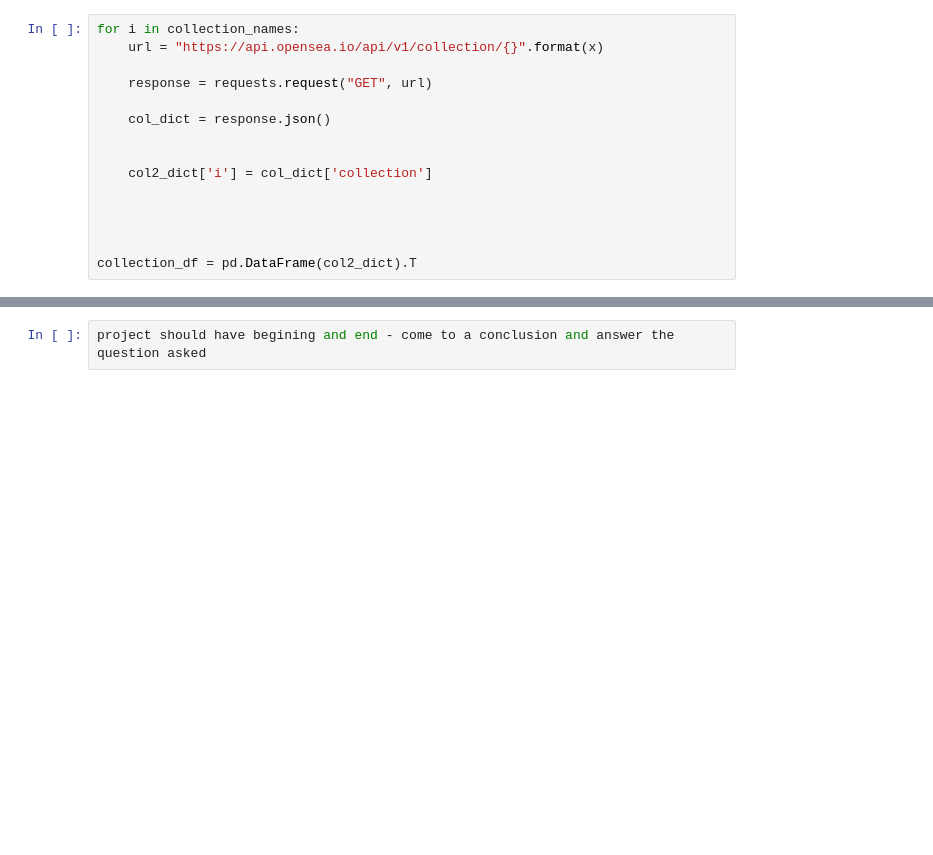
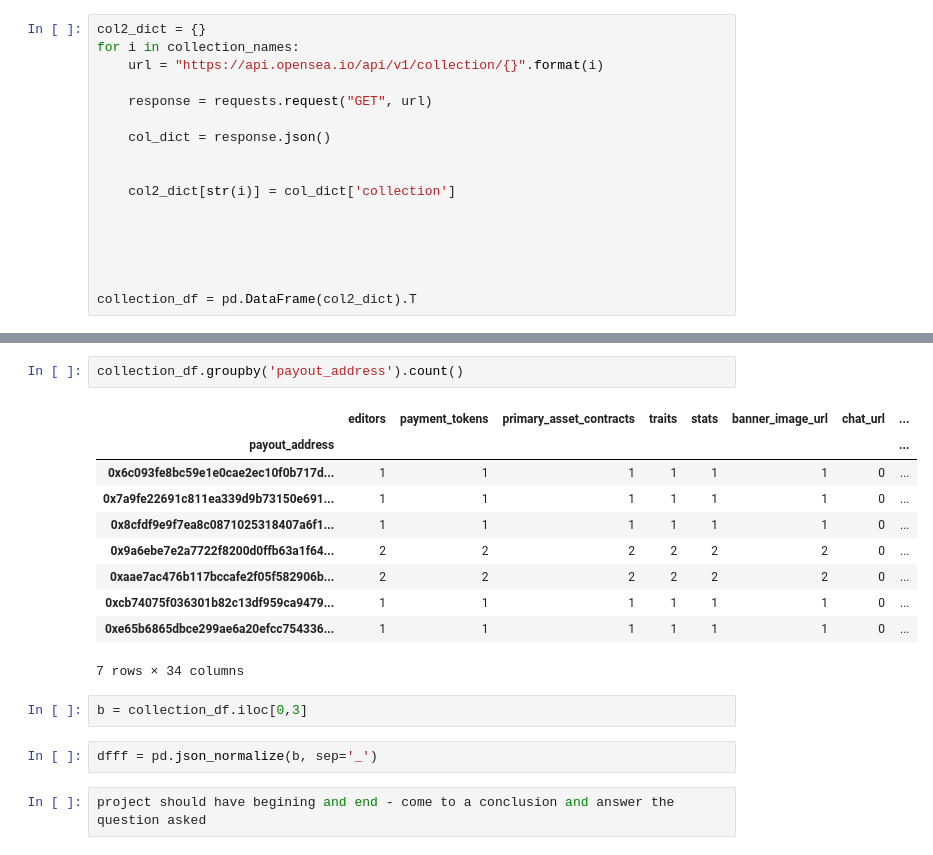
Before and after one commit to brendanhutchinson/NFT-data-analysis-, a Jupyter notebook: opensea API.ipynb, the cells around one changed output, grey strips where cells are left out. Cells and saved outputs as stored; diff of their text form; blank space fills up the shorter version.

```diff
--- a/opensea API.ipynb
+++ b/opensea API.ipynb
@@ -100,13 +98,15 @@ stats_df
 # %%
+col2_dict = {}
 for i in collection_names:
-    url = "https://api.opensea.io/api/v1/collection/{}".format(x)
+    url = "https://api.opensea.io/api/v1/collection/{}".format(i)
 
     response = requests.request("GET", url)
 
     col_dict = response.json()
 
 
-    col2_dict['i'] = col_dict['collection']
+    col2_dict[str(i)] = col_dict['collection']
+
 
 
 
@@ -133,3 +133,20 @@ dataframe1
+# %%
+collection_df.groupby('payout_address').count()
+# %% [output]
+|  | editors | payment_tokens | primary_asset_contracts | traits | stats | banner_image_url | chat_url | ... |
+| payout_address |  |  |  |  |  |  |  | ... |
+| 0x6c093fe8bc59e1e0cae2ec10f0b717d... | 1 | 1 | 1 | 1 | 1 | 1 | 0 | ... |
+| 0x7a9fe22691c811ea339d9b73150e691... | 1 | 1 | 1 | 1 | 1 | 1 | 0 | ... |
+| 0x8cfdf9e9f7ea8c0871025318407a6f1... | 1 | 1 | 1 | 1 | 1 | 1 | 0 | ... |
+| 0x9a6ebe7e2a7722f8200d0ffb63a1f64... | 2 | 2 | 2 | 2 | 2 | 2 | 0 | ... |
+| 0xaae7ac476b117bccafe2f05f582906b... | 2 | 2 | 2 | 2 | 2 | 2 | 0 | ... |
+| 0xcb74075f036301b82c13df959ca9479... | 1 | 1 | 1 | 1 | 1 | 1 | 0 | ... |
+| 0xe65b6865dbce299ae6a20efcc754336... | 1 | 1 | 1 | 1 | 1 | 1 | 0 | ... |
+7 rows × 34 columns
+# %%
+b = collection_df.iloc[0,3]
+# %%
+dfff = pd.json_normalize(b, sep='_')
 # %%
 project should have begining and end - come to a conclusion and answer the question asked
 # %%
```
Also changed, not shown: parts of 22 cells of this notebook, 7 other files.
